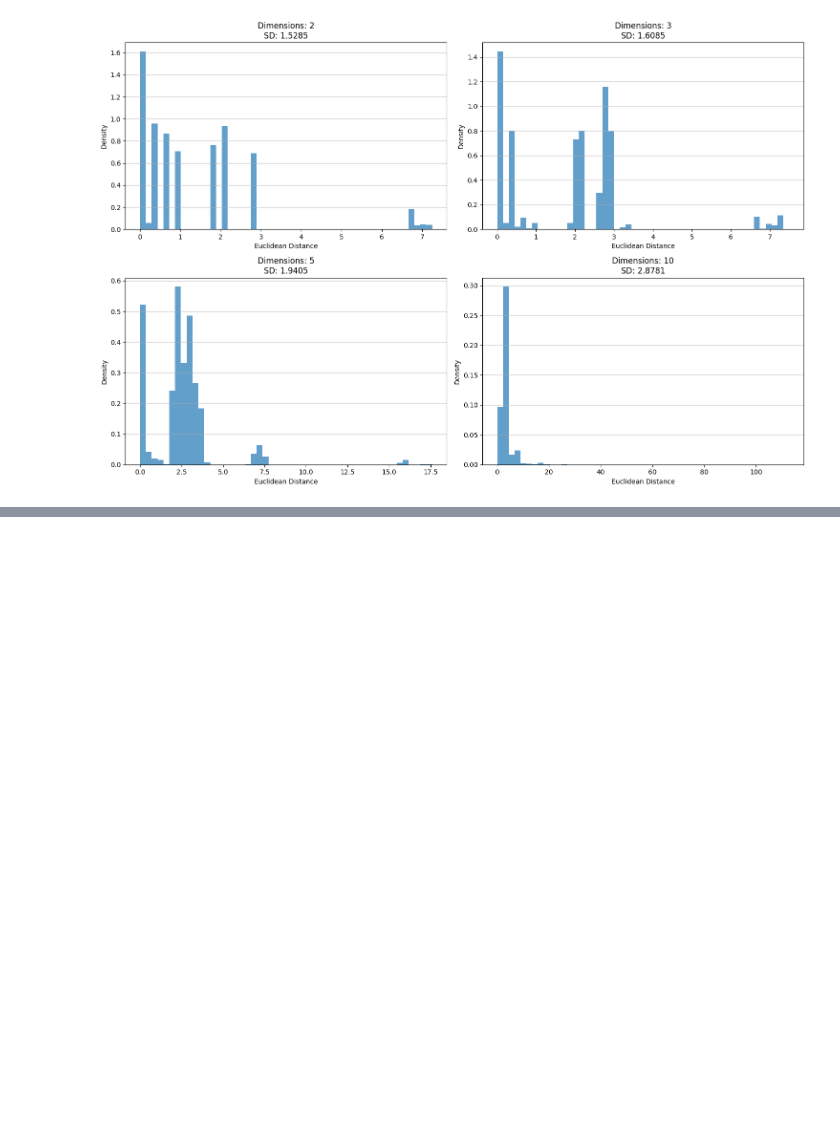
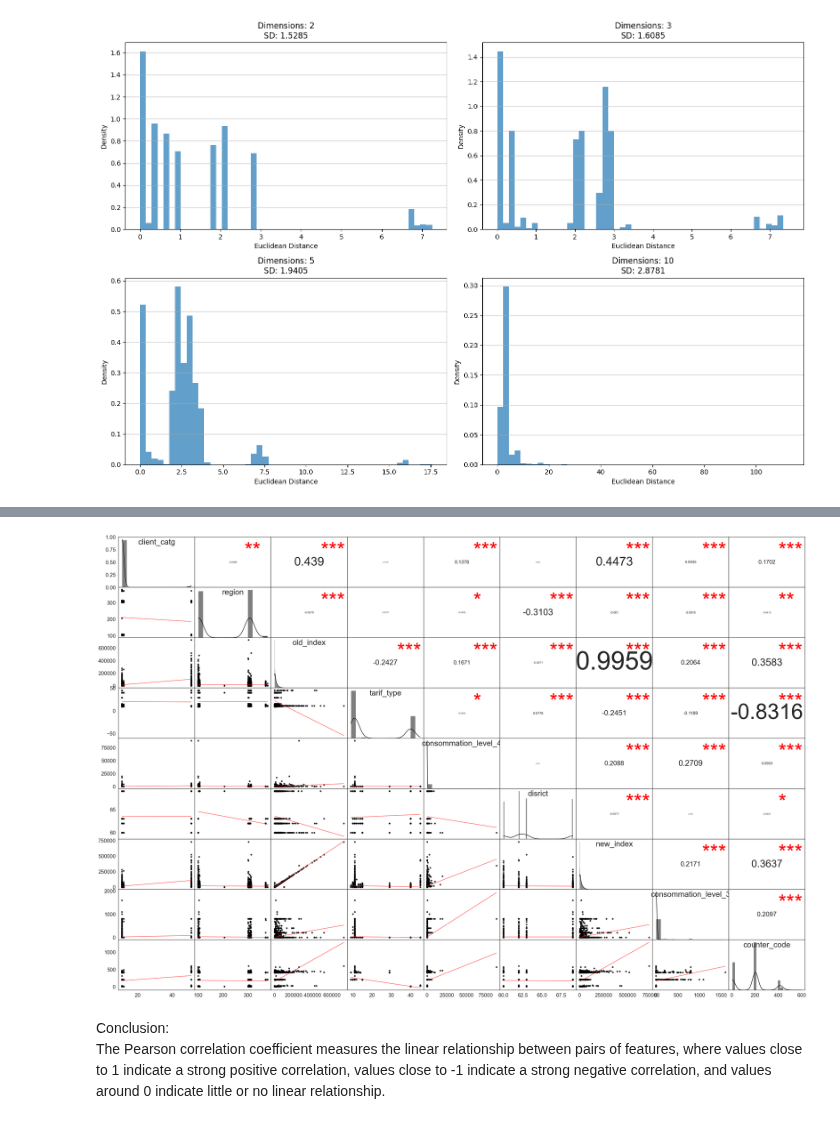
Before and after one commit to bernisschow/CS3244-Fraud-Detection-in-Electricity-and-Gas-Consumption, a Jupyter notebook: data_preprocessing.ipynb, the cells around one changed output, grey strips where cells are left out. Cells and saved outputs as stored; diff of their text form; code cells hidden in the pictures; blank space fills up the shorter version.

```diff
--- a/data_preprocessing.ipynb
+++ b/data_preprocessing.ipynb
@@ -127,0 +153,68 @@ plot_histograms(scaled_data, dimensions_to_plot)
+# %%
+from scipy import stats
+
+# Select a smaller sample size
+sample_size = 5000  # Adjusted sample size
+merged_sample = merged_train.sample(n=sample_size, random_state=42)
+
+# Select only numeric columns
+numeric_cols = merged_sample.select_dtypes(include='number')
+
+# Calculate correlation between numeric variables
+corr = numeric_cols.corr()
+
+# Select variables having highest absolute correlation (top 6)
+top_corr = corr.abs().unstack().sort_values(ascending=False).drop_duplicates()
+top_corr_pairs = top_corr[top_corr < 1].head(12).index.tolist()
+
+# Create a list of unique pairs for plotting
+top_corr_cols = list(set([pair[0] for pair in top_corr_pairs] + [pair[1] for pair in top_corr_pairs]))
+
+# Function definitions for correlation and plotting
+def corrdot(x, y, **kwargs):
+    corr_r = x.corr(y, 'pearson')
+    corr_text = round(corr_r, 4)
+    ax = plt.gca()
+    font_size = abs(corr_r) * 80 + 5
+    ax.annotate(corr_text, [0.5, 0.5], xycoords="axes fraction",
+                ha='center', va='center', fontsize=font_size)
+
+def corrfunc(x, y, **kws):
+    r, p = stats.pearsonr(x, y)
+    p_stars = ''
+    if p <= 0.05:
+        p_stars = '*'
+    if p <= 0.01:
+        p_stars = '**'
+    if p <= 0.001:
+        p_stars = '***'
+    ax = plt.gca()
+    ax.annotate(p_stars, xy=(0.65, 0.6), xycoords=ax.transAxes,
+                color='red', fontsize=70)
+
+# Plotting
+sns.set(style='white', font_scale=1.6)
+g = sns.PairGrid(merged_sample[top_corr_cols], aspect=1.5, diag_sharey=False, despine=False)
+g.map_lower(sns.regplot, ci=False,
+            line_kws={'color': 'red', 'lw': 1},
+            scatter_kws={'color': 'black', 's': 20})
+g.map_diag(sns.histplot, color='black', kde=True)
+g.map_upper(corrdot)
+g.map_upper(corrfunc)
+g.fig.subplots_adjust(wspace=0, hspace=0)
+
+# Remove axis labels
+for ax in g.axes.flatten():
+    ax.set_ylabel('')
+    ax.set_xlabel('')
+
+# Add titles to the diagonal axes/subplots
+for ax, col in zip(np.diag(g.axes), top_corr_cols):
+    ax.set_title(col, y=0.82, fontsize=26)
+
+plt.show()
+# %% [output]
+[figure, added]
+# %% [markdown]
+Conclusion: <br>
+The Pearson correlation coefficient measures the linear relationship between pairs of features, where values close to 1 indicate a strong positive correlation, values close to -1 indicate a strong negative correlation, and values around 0 indicate little or no linear relationship.
```
Also changed, not shown: parts of 4 cells of this notebook.
